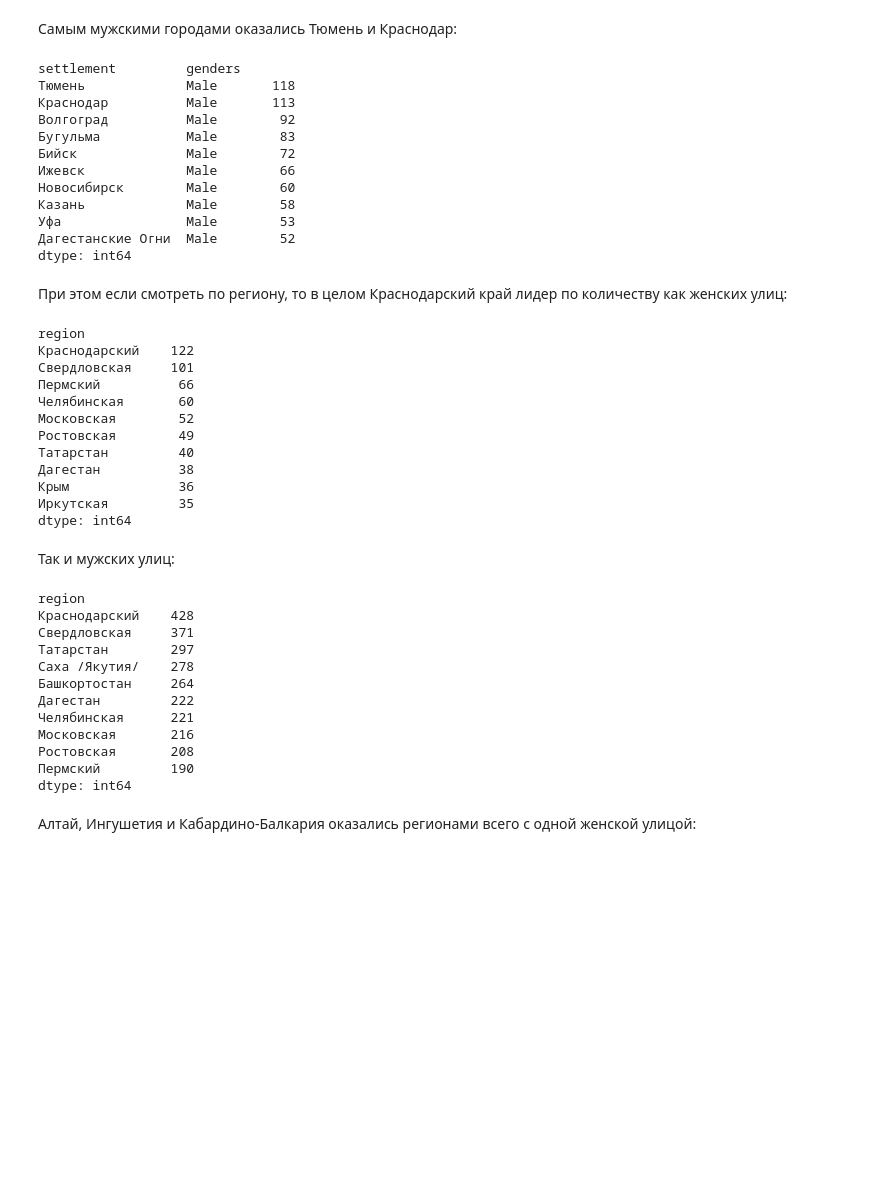
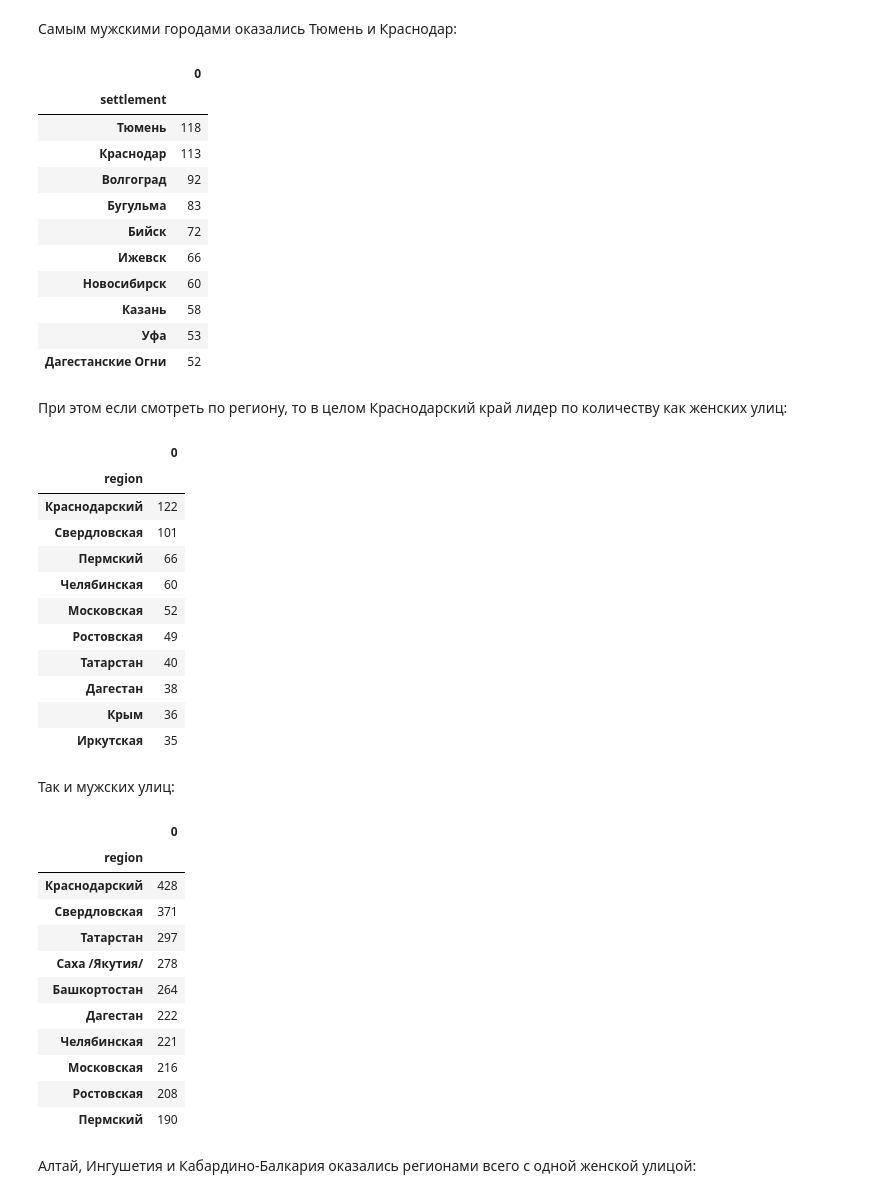
Before and after one commit to kkruglik/GANs, a Jupyter notebook: russian_streets.ipynb, the cells around one changed output. Drawn from its saved outputs; the diff is of its cells as text; code cells hidden in the pictures; blank space fills up the shorter version.

```diff
--- a/russian_streets.ipynb
+++ b/russian_streets.ipynb
@@ -394,58 +395,58 @@ dtype: int64
 # %%
 #в каком городе больше всего мужских улиц
 df[df.genders == "Male"] \
-    .groupby(['settlement', 'genders']).size().sort_values(ascending=False).head(10)
+    .groupby(['settlement']).size().sort_values(ascending=False).head(10).to_frame()
 # %% [output]
-settlement         genders
-Тюмень             Male       118
-Краснодар          Male       113
-Волгоград          Male        92
-Бугульма           Male        83
-Бийск              Male        72
-Ижевск             Male        66
-Новосибирск        Male        60
-Казань             Male        58
-Уфа                Male        53
-Дагестанские Огни  Male        52
-dtype: int64
+|  | 0 |
+| settlement |  |
+| Тюмень | 118 |
+| Краснодар | 113 |
+| Волгоград | 92 |
+| Бугульма | 83 |
+| Бийск | 72 |
+| Ижевск | 66 |
+| Новосибирск | 60 |
+| Казань | 58 |
+| Уфа | 53 |
+| Дагестанские Огни | 52 |
 # %% [markdown]
 При этом если смотреть по региону, то в целом Краснодарский край лидер по количеству как женских улиц:
 # %%
 # в каком регионе больше всего женских улиц
 df[df.genders == "Female"] \
-    .groupby(['region']).size().sort_values(ascending=False).head(10)
+    .groupby(['region']).size().sort_values(ascending=False).head(10).to_frame()
 # %% [output]
-region
-Краснодарский    122
-Свердловская     101
-Пермский          66
-Челябинская       60
-Московская        52
-Ростовская        49
-Татарстан         40
-Дагестан          38
-Крым              36
-Иркутская         35
-dtype: int64
+|  | 0 |
+| region |  |
+| Краснодарский | 122 |
+| Свердловская | 101 |
+| Пермский | 66 |
+| Челябинская | 60 |
+| Московская | 52 |
+| Ростовская | 49 |
+| Татарстан | 40 |
+| Дагестан | 38 |
+| Крым | 36 |
+| Иркутская | 35 |
 # %% [markdown]
 Так и мужских улиц:
 # %%
 # в каком регионе больше всего мужских улиц
 df[df.genders == "Male"] \
-    .groupby(['region']).size().sort_values(ascending=False).head(10)
+    .groupby(['region']).size().sort_values(ascending=False).head(10).to_frame()
 # %% [output]
-region
-Краснодарский    428
-Свердловская     371
-Татарстан        297
-Саха /Якутия/    278
-Башкортостан     264
-Дагестан         222
-Челябинская      221
-Московская       216
-Ростовская       208
-Пермский         190
-dtype: int64
+|  | 0 |
+| region |  |
+| Краснодарский | 428 |
+| Свердловская | 371 |
+| Татарстан | 297 |
+| Саха /Якутия/ | 278 |
+| Башкортостан | 264 |
+| Дагестан | 222 |
+| Челябинская | 221 |
+| Московская | 216 |
+| Ростовская | 208 |
+| Пермский | 190 |
 # %% [markdown]
 Алтай, Ингушетия и Кабардино-Балкария оказались регионами всего с одной женской улицой:
 # %%
```
Also changed, not shown: parts of 5 cells of this notebook.
